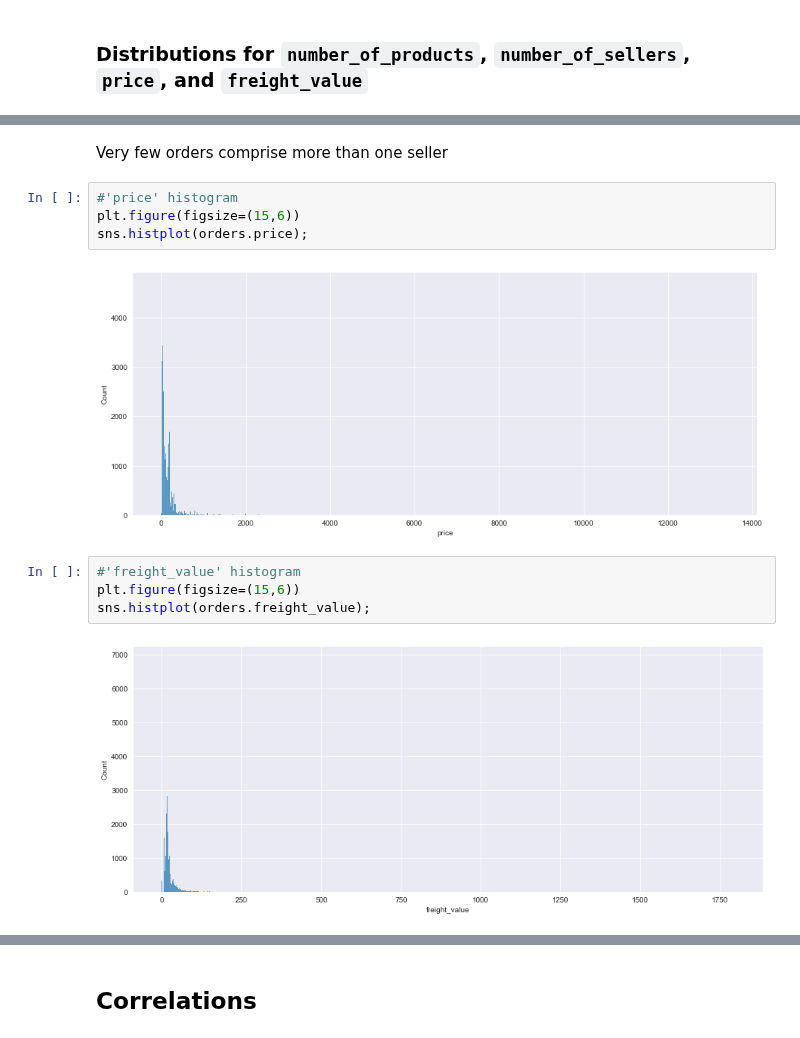
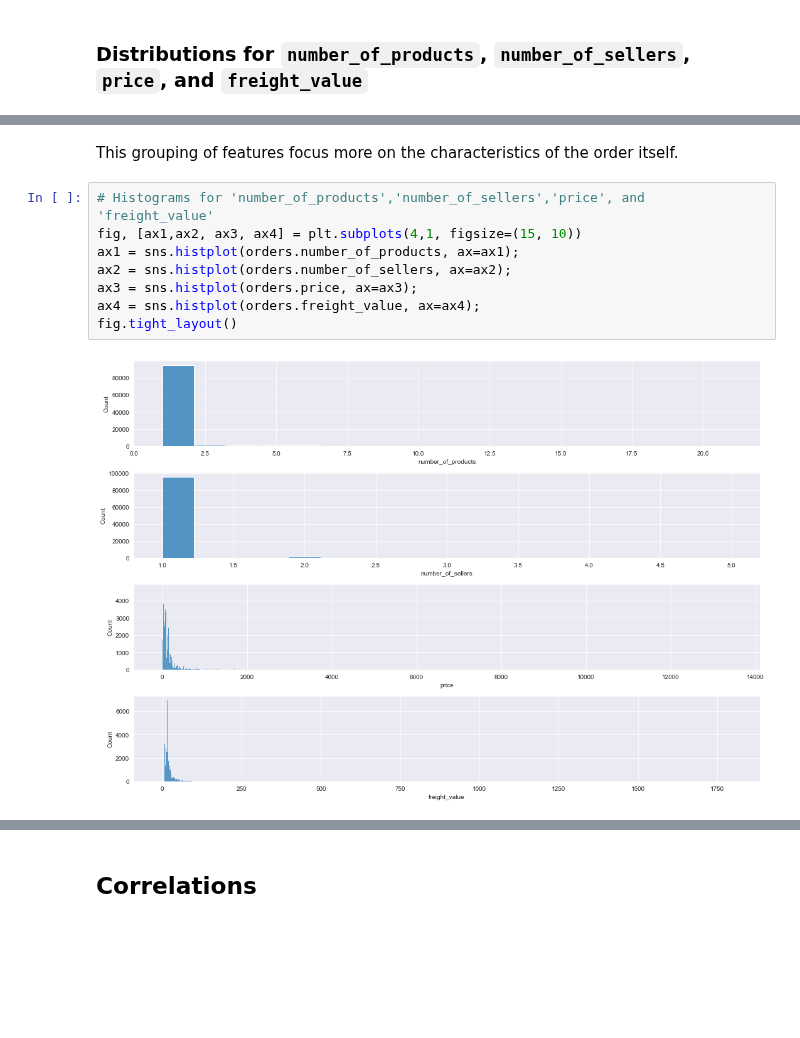
Before and after one commit to phlln/olist-analysis, a Jupyter notebook: notebooks/Orders Analysis.ipynb, the cells around one changed output, grey strips where cells are left out. Saved outputs shown, nothing was run; the diff lists cells and outputs as text; blank space fills up the shorter version.

```diff
--- a/notebooks/Orders Analysis.ipynb
+++ b/notebooks/Orders Analysis.ipynb
@@ -191,14 +162,12 @@ sns.histplot(orders.number_of_sellers);
-# %% [markdown]
-Very few orders comprise more than one seller
-# %%
-#'price' histogram
-plt.figure(figsize=(15,6))
-sns.histplot(orders.price);
-# %% [output]
-[figure, removed]
-# %%
-#'freight_value' histogram
-plt.figure(figsize=(15,6))
-sns.histplot(orders.freight_value);
-# %% [output]
-[figure, removed]
+# %% [markdown]
+This grouping of features focus more on the characteristics of the order itself.
+# %%
+# Histograms for 'number_of_products','number_of_sellers','price', and 'freight_value'
+fig, [ax1,ax2, ax3, ax4] = plt.subplots(4,1, figsize=(15, 10))
+ax1 = sns.histplot(orders.number_of_products, ax=ax1);
+ax2 = sns.histplot(orders.number_of_sellers, ax=ax2);
+ax3 = sns.histplot(orders.price, ax=ax3);
+ax4 = sns.histplot(orders.freight_value, ax=ax4);
+fig.tight_layout()
+# %% [output]
+[figure, added]
```
Also changed, not shown: parts of 25 cells of this notebook.
